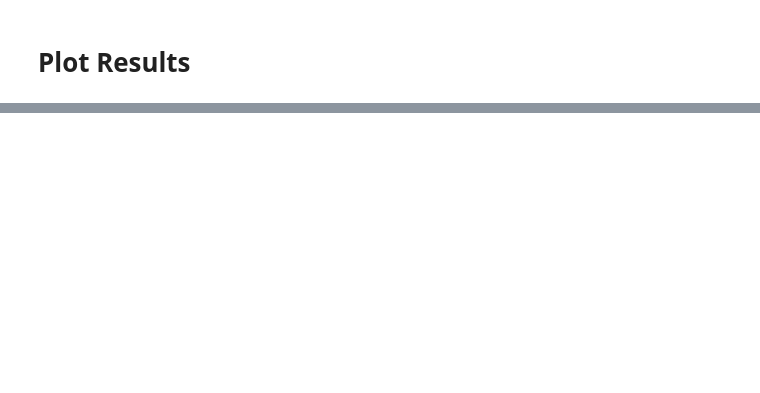
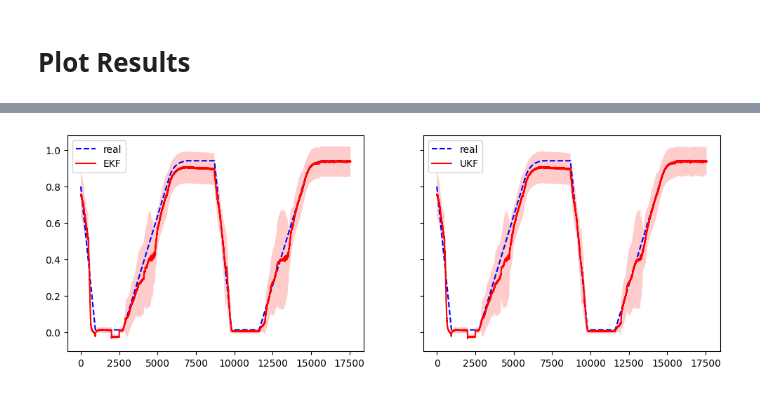
Before and after one commit to ahemmatifar/sox, a Jupyter notebook: examples/state_estimation.ipynb, the cells around one changed output, grey strips where cells are left out. Drawn from its saved outputs; the diff is of its cells as text; code cells hidden in the pictures; blank space fills up the shorter version.

```diff
--- a/examples/state_estimation.ipynb
+++ b/examples/state_estimation.ipynb
@@ -176,0 +204,30 @@ quick_plot(
+# %%
+import matplotlib.pyplot as plt
+
+fig, (ax1, ax2) = plt.subplots(1, 2, figsize=(12, 4), sharey=True)
+
+ax1.plot(time, soc, "--b", label="real")
+ax1.plot(time, soc_ekf, "r", label="EKF")
+ax1.fill_between(
+    time,
+    np.array(soc_ekf) - 2 * np.array(soc_ekf_std),
+    np.array(soc_ekf) + 2 * np.array(soc_ekf_std),
+    facecolor="r",
+    alpha=0.2,
+)
+ax1.legend()
+
+ax2.plot(time, soc, "--b", label="real")
+ax2.plot(time, soc_ukf, "r", label="UKF")
+ax2.fill_between(
+    time,
+    np.array(soc_ukf) - 2 * np.array(soc_ukf_std),
+    np.array(soc_ukf) + 2 * np.array(soc_ukf_std),
+    facecolor="r",
+    alpha=0.2,
+)
+ax2.legend()
+
+plt.show()
+# %% [output]
+[figure, added]
```
Also changed, not shown: parts of 5 cells of this notebook, 10 other files.
